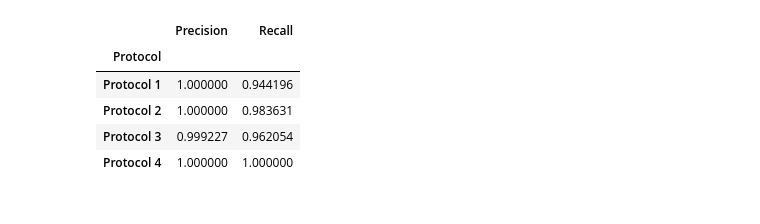
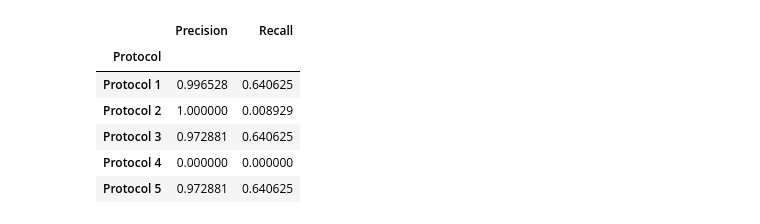
Before and after one commit to curesdev/linkage, a Jupyter notebook: Pipeline.ipynb, the cells around one changed output. Cells and saved outputs as stored; diff of their text form; code cells hidden in the pictures.

```diff
--- a/Pipeline.ipynb
+++ b/Pipeline.ipynb
@@ -97,39 +120,51 @@ plt.show()
 # %%
 # Import precision and recall
 from sklearn.metrics import precision_score, recall_score
 
-# Protocol 1: global Dice score > 0.6
-dices["protocol1"] = dices.dice > 0.6
+for eps, dices in zip(EPS, dices):
+    print(f"eps={eps}")
 
-# Protocol 2: all but 1 field with Dice score > 0.4
-dices["protocol2"] = (np.array([
-    [dices[f"dice_{field}"] > 0.4 for field in ALL_FIELDS]
-]).sum(axis=1) >= len(ALL_FIELDS) - 1)[0]
+    THRESHOLD_GLOBAL_DICE = np.mean([
+        np.percentile(dices[dices.same].dice, 25),
+        np.percentile(dices[~dices.same].dice, 75),
+    ])
 
+    # Protocol 1: global Dice score > 0.5
+    dices["protocol1"] = dices.dice > 0.4
 
-# Protocol 3: all but 2 fields with Dice score > 0.55
-dices["protocol3"] = (np.array([
-    [dices[f"dice_{field}"] > 0.55 for field in ALL_FIELDS]
-]).sum(axis=1) >= len(ALL_FIELDS) - 2)[0]
+    # Protocol 2: all but 1 field with Dice score > 0.4
+    dices["protocol2"] = (np.array([
+        [dices[f"dice_{field}"] > 0.43 for field in ALL_FIELDS]
+    ]).sum(axis=1) >= len(ALL_FIELDS) - 1)[0]
 
-# Protocol 4: social security number or phone number with Dice score > 0.65
-dices["protocol4"] = (dices.dice_social_security_number > 0.7) | (dices.dice_phone_number > 0.65)
+    # Protocol 3: all but 2 fields with Dice score > 0.55
+    dices["protocol3"] = (np.array([
+        [dices[f"dice_{field}"] > 0.4 for field in ALL_FIELDS]
+    ]).sum(axis=1) >= len(ALL_FIELDS) - 2)[0]
 
+    # Protocol 4: social security number or phone number with Dice score > 0.65
+    dices["protocol4"] = (dices.dice_social_security_number > 0.7) | (dices.dice_phone_number > 0.65)
 
-# Comparison of the protocols
+    # Protocol 5: global Dice score > 0.5
+    dices["protocol5"] = (dices.dice > 0.35) & (np.array([
+        [dices[f"dice_{field}"] > 0.4 for field in ALL_FIELDS]
+    ]).sum(axis=1) >= len(ALL_FIELDS) - 2)[0]
 
-comparison = pd.DataFrame.from_records([
-    {
-        "Protocol": f"Protocol {i}",
-        "Precision": precision_score(dices.same, dices[f"protocol{i}"]),
-        "Recall": recall_score(dices.same, dices[f"protocol{i}"]),
-    } for i in range(1, 5)
-], index="Protocol".split())
-comparison
+    # Comparison of the protocols
+
+    comparison = pd.DataFrame.from_records([
+        {
+            "Protocol": f"Protocol {i}",
+            "Precision": precision_score(dices.same, dices[f"protocol{i}"]),
+            "Recall": recall_score(dices.same, dices[f"protocol{i}"]),
+        } for i in range(1, 6)
+    ], index="Protocol".split())
+    print(comparison)
 # %% [output]
 |  | Precision | Recall |
 | Protocol |  |  |
-| Protocol 1 | 1.000000 | 0.944196 |
-| Protocol 2 | 1.000000 | 0.983631 |
-| Protocol 3 | 0.999227 | 0.962054 |
-| Protocol 4 | 1.000000 | 1.000000 |
+| Protocol 1 | 0.996528 | 0.640625 |
+| Protocol 2 | 1.000000 | 0.008929 |
+| Protocol 3 | 0.972881 | 0.640625 |
+| Protocol 4 | 0.000000 | 0.000000 |
+| Protocol 5 | 0.972881 | 0.640625 |
```
Also changed, not shown: parts of 4 cells of this notebook.
